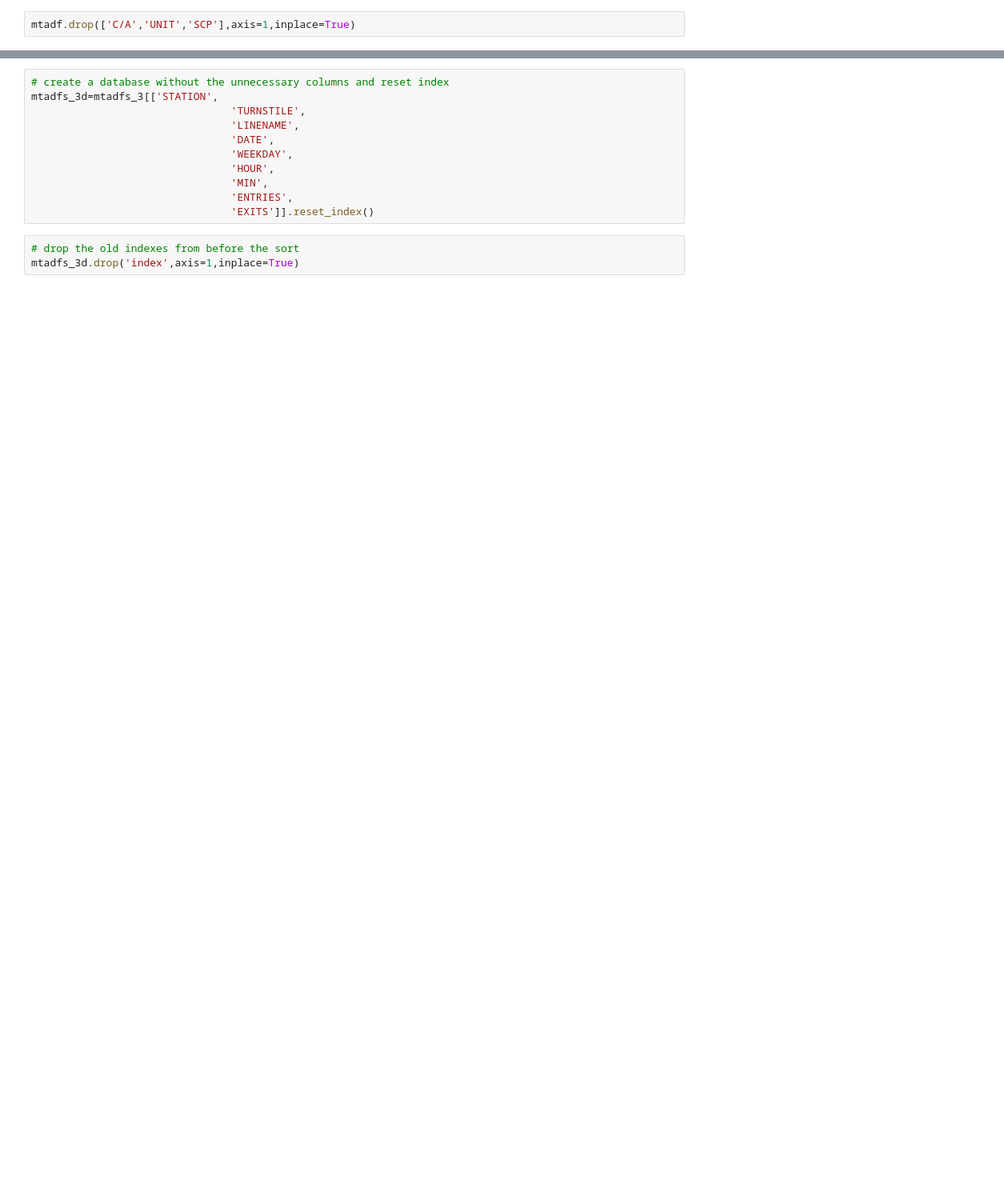
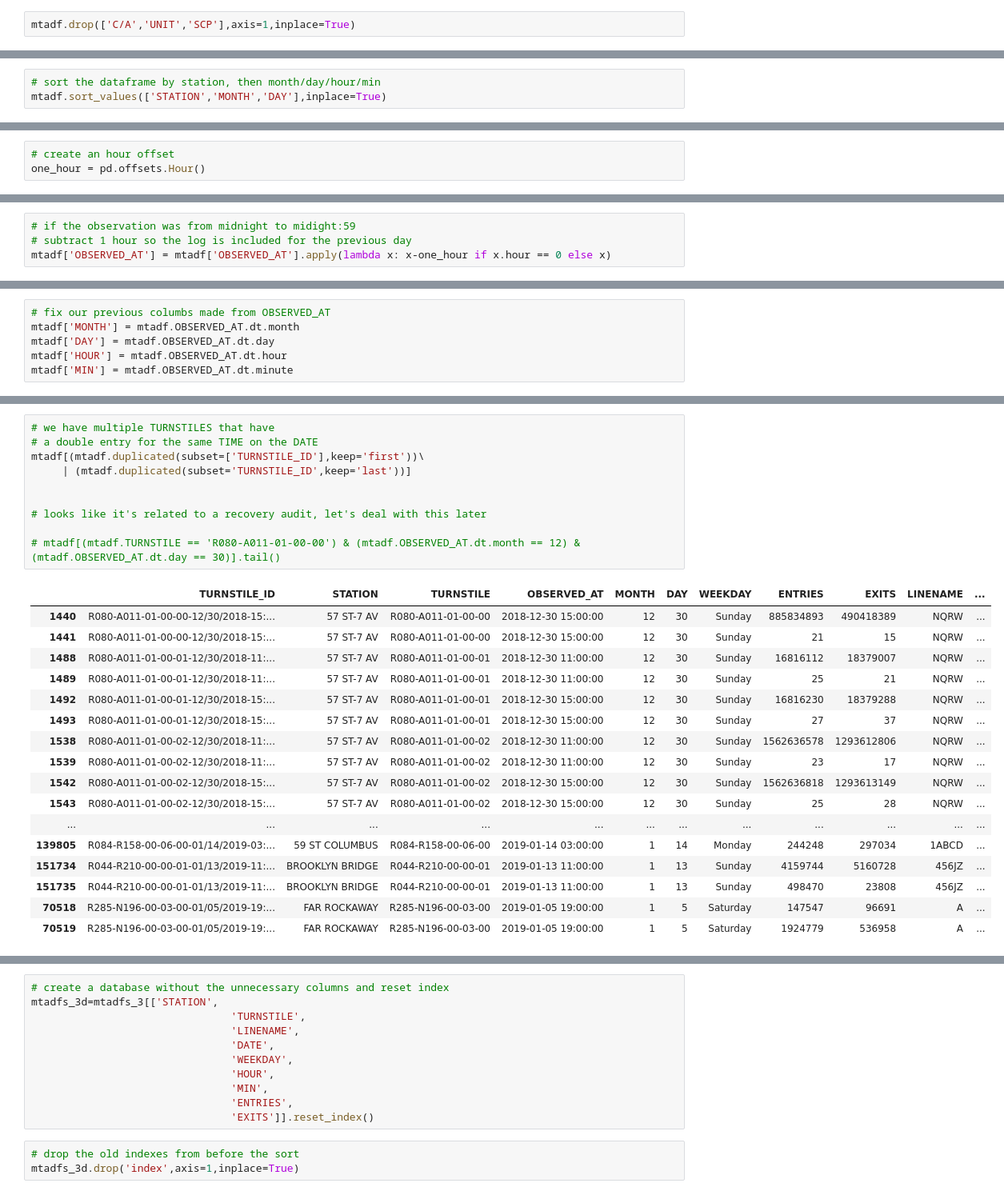
Before and after one commit to lescardone/eda-project, a Jupyter notebook: mta_eda_small_dataset.ipynb, the cells around one changed output, grey strips where cells are left out. Shown at 80% size. Saved outputs shown, nothing was run; the diff lists cells and outputs as text; blank space fills up the shorter version.

Commit message:
fixed my workflow... notebook following a workflow to calculate daily entries by station

```diff
--- a/mta_eda_small_dataset.ipynb
+++ b/mta_eda_small_dataset.ipynb
@@ -76,0 +110,3 @@ mtadf = mtadf.reindex(columns=col_names)
+# %%
+# sort the dataframe by station, then month/day/hour/min
+mtadf.sort_values(['STATION','MONTH','DAY'],inplace=True)
@@ -76,0 +116,3 @@ mtadf = mtadf.reindex(columns=col_names)
+# %%
+# create an hour offset
+one_hour = pd.offsets.Hour()
@@ -76,0 +123,4 @@ mtadf = mtadf.reindex(columns=col_names)
+# %%
+# if the observation was from midnight to midight:59
+# subtract 1 hour so the log is included for the previous day
+mtadf['OBSERVED_AT'] = mtadf['OBSERVED_AT'].apply(lambda x: x-one_hour if x.hour == 0 else x)
@@ -76,0 +135,6 @@ mtadf = mtadf.reindex(columns=col_names)
+# %%
+# fix our previous columbs made from OBSERVED_AT
+mtadf['MONTH'] = mtadf.OBSERVED_AT.dt.month
+mtadf['DAY'] = mtadf.OBSERVED_AT.dt.day
+mtadf['HOUR'] = mtadf.OBSERVED_AT.dt.hour
+mtadf['MIN'] = mtadf.OBSERVED_AT.dt.minute
@@ -92,0 +295,28 @@ dtype: int64
+# %%
+# we have multiple TURNSTILES that have
+# a double entry for the same TIME on the DATE
+mtadf[(mtadf.duplicated(subset=['TURNSTILE_ID'],keep='first'))\
+     | (mtadf.duplicated(subset='TURNSTILE_ID',keep='last'))]
+
+
+# looks like it's related to a recovery audit, let's deal with this later
+
+# mtadf[(mtadf.TURNSTILE == 'R080-A011-01-00-00') & (mtadf.OBSERVED_AT.dt.month == 12) & (mtadf.OBSERVED_AT.dt.day == 30)].tail()
+# %% [output]
+|  | TURNSTILE_ID | STATION | TURNSTILE | OBSERVED_AT | MONTH | DAY | WEEKDAY | ENTRIES | EXITS | LINENAME | ... |
+| 1440 | R080-A011-01-00-00-12/30/2018-15:... | 57 ST-7 AV | R080-A011-01-00-00 | 2018-12-30 15:00:00 | 12 | 30 | Sunday | 885834893 | 490418389 | NQRW | ... |
+| 1441 | R080-A011-01-00-00-12/30/2018-15:... | 57 ST-7 AV | R080-A011-01-00-00 | 2018-12-30 15:00:00 | 12 | 30 | Sunday | 21 | 15 | NQRW | ... |
+| 1488 | R080-A011-01-00-01-12/30/2018-11:... | 57 ST-7 AV | R080-A011-01-00-01 | 2018-12-30 11:00:00 | 12 | 30 | Sunday | 16816112 | 18379007 | NQRW | ... |
+| 1489 | R080-A011-01-00-01-12/30/2018-11:... | 57 ST-7 AV | R080-A011-01-00-01 | 2018-12-30 11:00:00 | 12 | 30 | Sunday | 25 | 21 | NQRW | ... |
+| 1492 | R080-A011-01-00-01-12/30/2018-15:... | 57 ST-7 AV | R080-A011-01-00-01 | 2018-12-30 15:00:00 | 12 | 30 | Sunday | 16816230 | 18379288 | NQRW | ... |
+| 1493 | R080-A011-01-00-01-12/30/2018-15:... | 57 ST-7 AV | R080-A011-01-00-01 | 2018-12-30 15:00:00 | 12 | 30 | Sunday | 27 | 37 | NQRW | ... |
+| 1538 | R080-A011-01-00-02-12/30/2018-11:... | 57 ST-7 AV | R080-A011-01-00-02 | 2018-12-30 11:00:00 | 12 | 30 | Sunday | 1562636578 | 1293612806 | NQRW | ... |
+| 1539 | R080-A011-01-00-02-12/30/2018-11:... | 57 ST-7 AV | R080-A011-01-00-02 | 2018-12-30 11:00:00 | 12 | 30 | Sunday | 23 | 17 | NQRW | ... |
+| 1542 | R080-A011-01-00-02-12/30/2018-15:... | 57 ST-7 AV | R080-A011-01-00-02 | 2018-12-30 15:00:00 | 12 | 30 | Sunday | 1562636818 | 1293613149 | NQRW | ... |
+| 1543 | R080-A011-01-00-02-12/30/2018-15:... | 57 ST-7 AV | R080-A011-01-00-02 | 2018-12-30 15:00:00 | 12 | 30 | Sunday | 25 | 28 | NQRW | ... |
+| ... | ... | ... | ... | ... | ... | ... | ... | ... | ... | ... | ... |
+| 139805 | R084-R158-00-06-00-01/14/2019-03:... | 59 ST COLUMBUS | R084-R158-00-06-00 | 2019-01-14 03:00:00 | 1 | 14 | Monday | 244248 | 297034 | 1ABCD | ... |
+| 151734 | R044-R210-00-00-01-01/13/2019-11:... | BROOKLYN BRIDGE | R044-R210-00-00-01 | 2019-01-13 11:00:00 | 1 | 13 | Sunday | 4159744 | 5160728 | 456JZ | ... |
+| 151735 | R044-R210-00-00-01-01/13/2019-11:... | BROOKLYN BRIDGE | R044-R210-00-00-01 | 2019-01-13 11:00:00 | 1 | 13 | Sunday | 498470 | 23808 | 456JZ | ... |
+| 70518 | R285-N196-00-03-00-01/05/2019-19:... | FAR ROCKAWAY | R285-N196-00-03-00 | 2019-01-05 19:00:00 | 1 | 5 | Saturday | 147547 | 96691 | A | ... |
+| 70519 | R285-N196-00-03-00-01/05/2019-19:... | FAR ROCKAWAY | R285-N196-00-03-00 | 2019-01-05 19:00:00 | 1 | 5 | Saturday | 1924779 | 536958 | A | ... |
```
Also changed, not shown: parts of 42 cells of this notebook, 1 other file.
